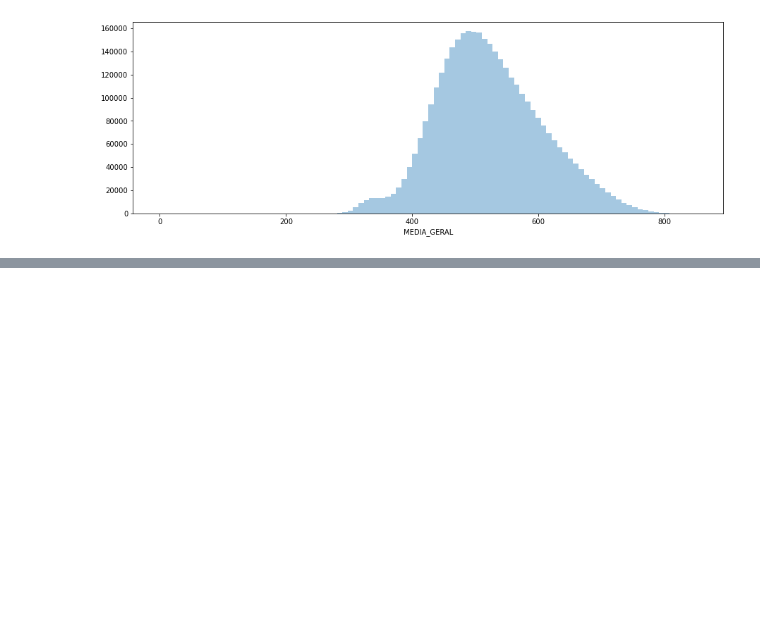
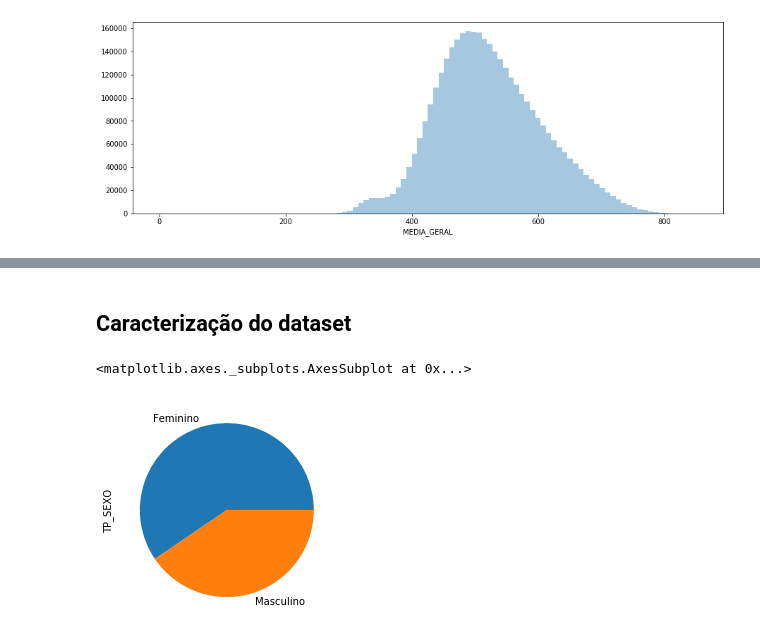
Before and after one commit to linharesh/datavis_trabalho_final, a Jupyter notebook: Pre-processamento.ipynb, the cells around one changed output, grey strips where cells are left out. Saved outputs shown, nothing was run; the diff lists cells and outputs as text; code cells hidden in the pictures; blank space fills up the shorter version.

```diff
--- a/Pre-processamento.ipynb
+++ b/Pre-processamento.ipynb
@@ -238,0 +249,10 @@ sns.heatmap(corr, cmap='Reds')
+# %% [markdown]
+## Caracterização do dataset
+# %%
+# Inscritos no ENEM 2019
+dict_tp_sexo = {"F": "Feminino", "M": "Masculino"}
+dataset = dataset.replace({"TP_SEXO": dict_tp_sexo})
+dataset['TP_SEXO'].value_counts().plot.pie()
+# %% [output]
+<matplotlib.axes._subplots.AxesSubplot at 0x...>
+[figure, added]
```
Also changed, not shown: parts of 30 cells of this notebook, 3 other files.
